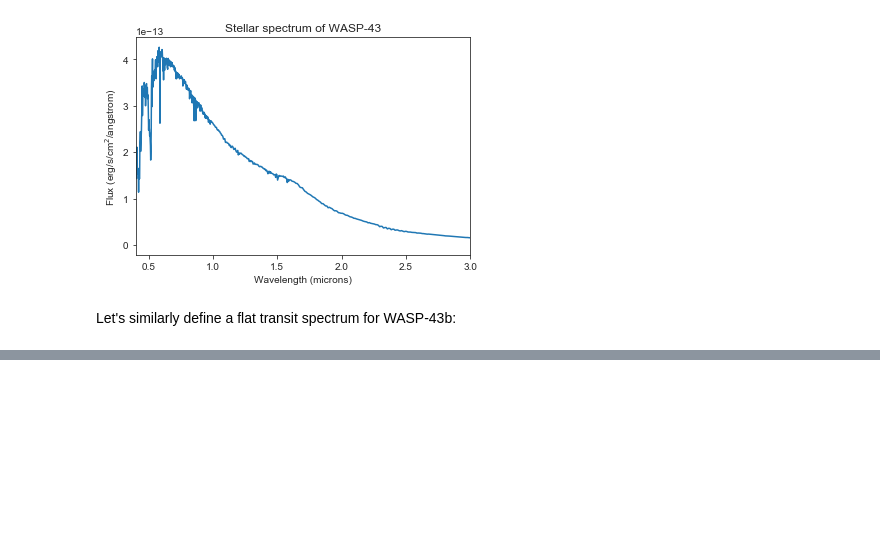
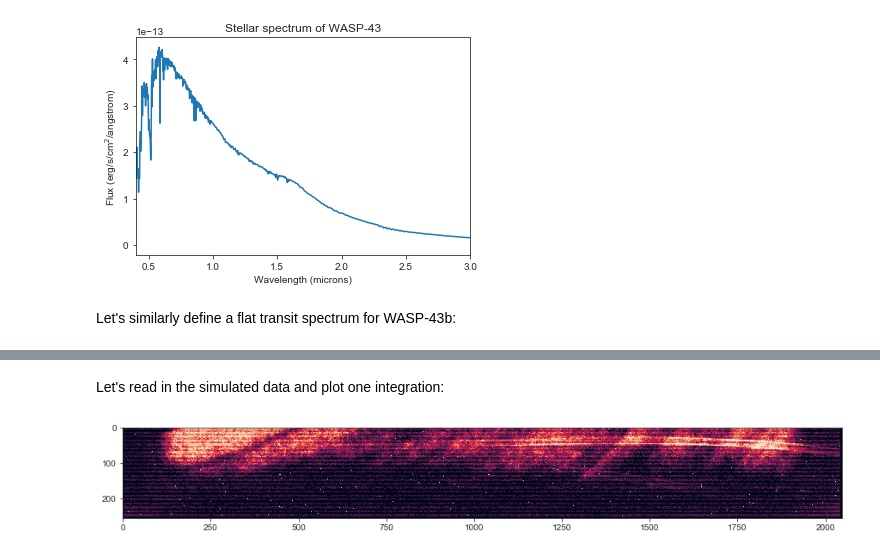
Before and after one commit to nespinoza/ers-soss-simulations, a Jupyter notebook: part1-simulate-data.ipynb, the cells around one changed output, grey strips where cells are left out. Cells and saved outputs as stored; diff of their text form; code cells hidden in the pictures; blank space fills up the shorter version.

```diff
--- a/part1-simulate-data.ipynb
+++ b/part1-simulate-data.ipynb
@@ -80,0 +112,2 @@ Constructing frames for chunk 1/1...
+# %% [markdown]
+Let's read in the simulated data and plot one integration:
@@ -80,0 +116,10 @@ Constructing frames for chunk 1/1...
+# %%
+w43 = fits.open('WASP43_NIS_SOSS_CLEAR_uncal.fits')
+# %%
+data = w43['SCI'].data
+# %%
+plt.figure(figsize=(15,5))
+im = plt.imshow(data[0,2,:,:])
+im.set_clim(10000,20000)
+# %% [output]
+[figure, added]
```
Also changed, not shown: parts of 11 cells of this notebook.
